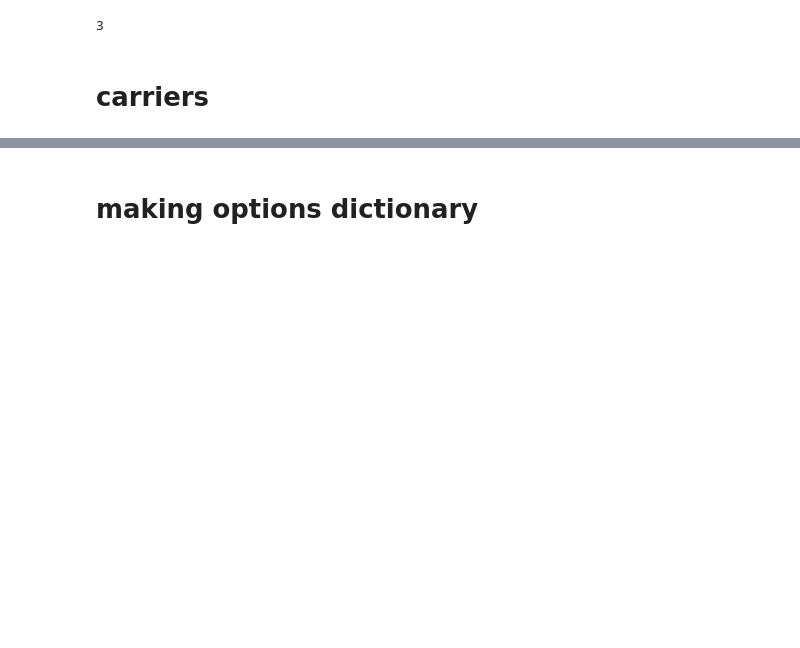
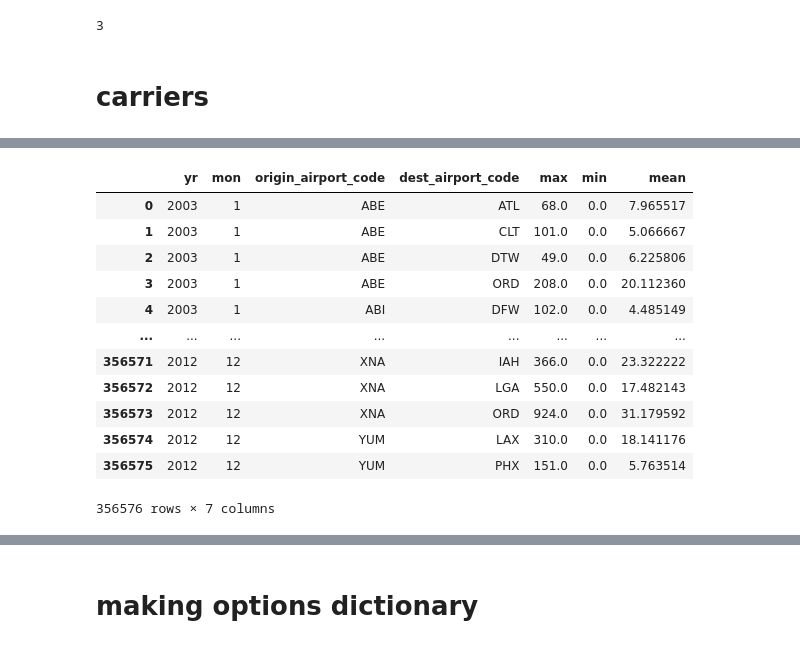
Before and after one commit to jiatongyip/delayover, a Jupyter notebook: frontend/data_prep.ipynb, the cells around one changed output, grey strips where cells are left out. Drawn from its saved outputs; the diff is of its cells as text; code cells hidden in the pictures; blank space fills up the shorter version.

```diff
--- a/frontend/data_prep.ipynb
+++ b/frontend/data_prep.ipynb
@@ -23,3 +18,6 @@ data
 | 68272052 | 2012 | 12 | 1 | 11 | 12 | OO | SLC | PIH | ... |
 | 68272053 | 2012 | 12 | 1 | 17 | 18 | OO | SLC | PIH | ... |
 68272054 rows × 11 columns
+# %%
+data_dep = pd.read_parquet("data\\dep_data.parquet")
+data_dep
@@ -240,0 +282,8 @@ print(sorted(data.u_carrier.unique()))
+# %%
+orig_dest_grp_dep = data_dep.groupby(["yr","mon", "origin_airport_code",  "dest_airport_code"]).agg(
+    max = ('dep_delay_new', max),
+    min = ('dep_delay_new', min),
+    mean = ('dep_delay_new', np.mean),
+#    count = ('dep_delay_new', count)
+)
+orig_dest_grp_dep
@@ -240,0 +305,16 @@ print(sorted(data.u_carrier.unique()))
+# %%
+orig_dest_grp_dep[~orig_dest_grp_dep['max'].isna()].reset_index()
+# %% [output]
+|  | yr | mon | origin_airport_code | dest_airport_code | max | min | mean |
+| 0 | 2003 | 1 | ABE | ATL | 68.0 | 0.0 | 7.965517 |
+| 1 | 2003 | 1 | ABE | CLT | 101.0 | 0.0 | 5.066667 |
+| 2 | 2003 | 1 | ABE | DTW | 49.0 | 0.0 | 6.225806 |
+| 3 | 2003 | 1 | ABE | ORD | 208.0 | 0.0 | 20.112360 |
+| 4 | 2003 | 1 | ABI | DFW | 102.0 | 0.0 | 4.485149 |
+| ... | ... | ... | ... | ... | ... | ... | ... |
+| 356571 | 2012 | 12 | XNA | IAH | 366.0 | 0.0 | 23.322222 |
+| 356572 | 2012 | 12 | XNA | LGA | 550.0 | 0.0 | 17.482143 |
+| 356573 | 2012 | 12 | XNA | ORD | 924.0 | 0.0 | 31.179592 |
+| 356574 | 2012 | 12 | YUM | LAX | 310.0 | 0.0 | 18.141176 |
+| 356575 | 2012 | 12 | YUM | PHX | 151.0 | 0.0 | 5.763514 |
+356576 rows × 7 columns
```
Also changed, not shown: parts of 40 cells of this notebook, 13 other files.
